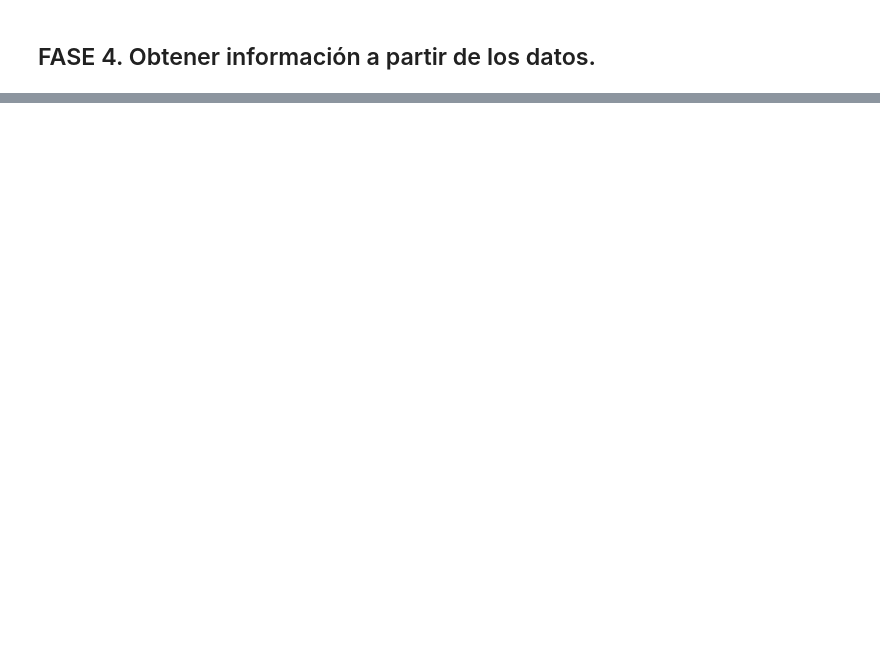
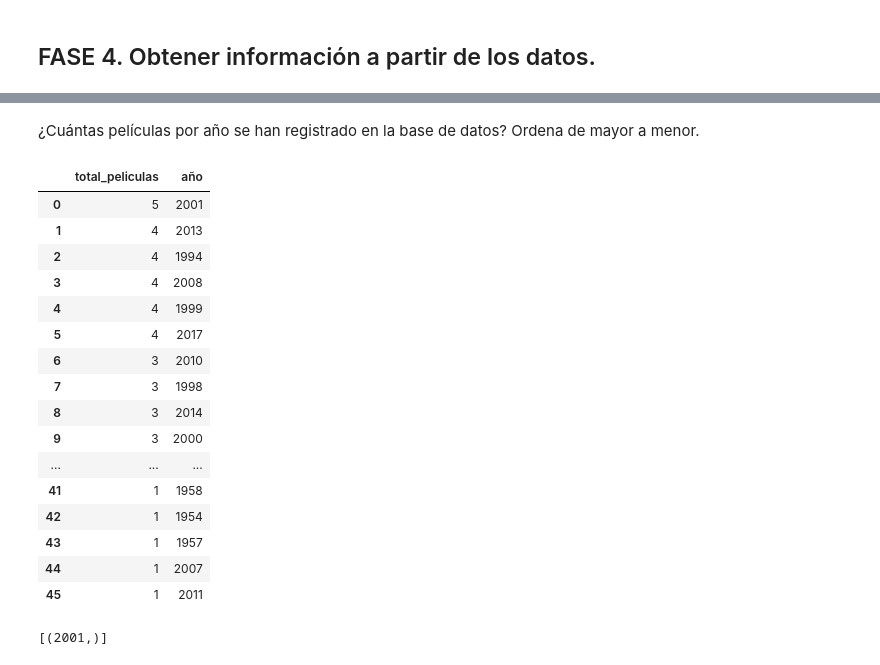
Before and after one commit to Adalab/bda-modulo-2-evaluacion-final-LauraBove, a Jupyter notebook: ejercicio1.ipynb, the cells around one changed output, grey strips where cells are left out. Cells and saved outputs as stored; diff of their text form; code cells hidden in the pictures; blank space fills up the shorter version.

```diff
--- a/ejercicio1.ipynb
+++ b/ejercicio1.ipynb
@@ -171,0 +282,46 @@ print(f"{mycursor.rowcount} registros insertados")
+# %% [markdown]
+¿Cuántas películas por año se han registrado en la base de datos? Ordena de mayor a menor.
+# %%
+query = """
+SELECT count(id) AS total_peliculas, año
+FROM films
+GROUP BY año
+ORDER BY total_peliculas DESC
+"""
+
+
+df = pd.read_sql(query, cnx)
+df
+# %% [output]
+|  | total_peliculas | año |
+| 0 | 5 | 2001 |
+| 1 | 4 | 2013 |
+| 2 | 4 | 1994 |
+| 3 | 4 | 2008 |
+| 4 | 4 | 1999 |
+| 5 | 4 | 2017 |
+| 6 | 3 | 2010 |
+| 7 | 3 | 1998 |
+| 8 | 3 | 2014 |
+| 9 | 3 | 2000 |
+| ... | ... | ... |
+| 41 | 1 | 1958 |
+| 42 | 1 | 1954 |
+| 43 | 1 | 1957 |
+| 44 | 1 | 2007 |
+| 45 | 1 | 2011 |
+# %%
+query = """
+SELECT año
+FROM films
+GROUP BY año
+ORDER BY COUNT(*) DESC
+LIMIT 1;
+"""
+
+
+mycursor.execute(query)
+results_duracion = mycursor.fetchall()
+results_duracion
+# %% [output]
+[(2001,)]
```
Also changed, not shown: parts of 27 cells of this notebook.
